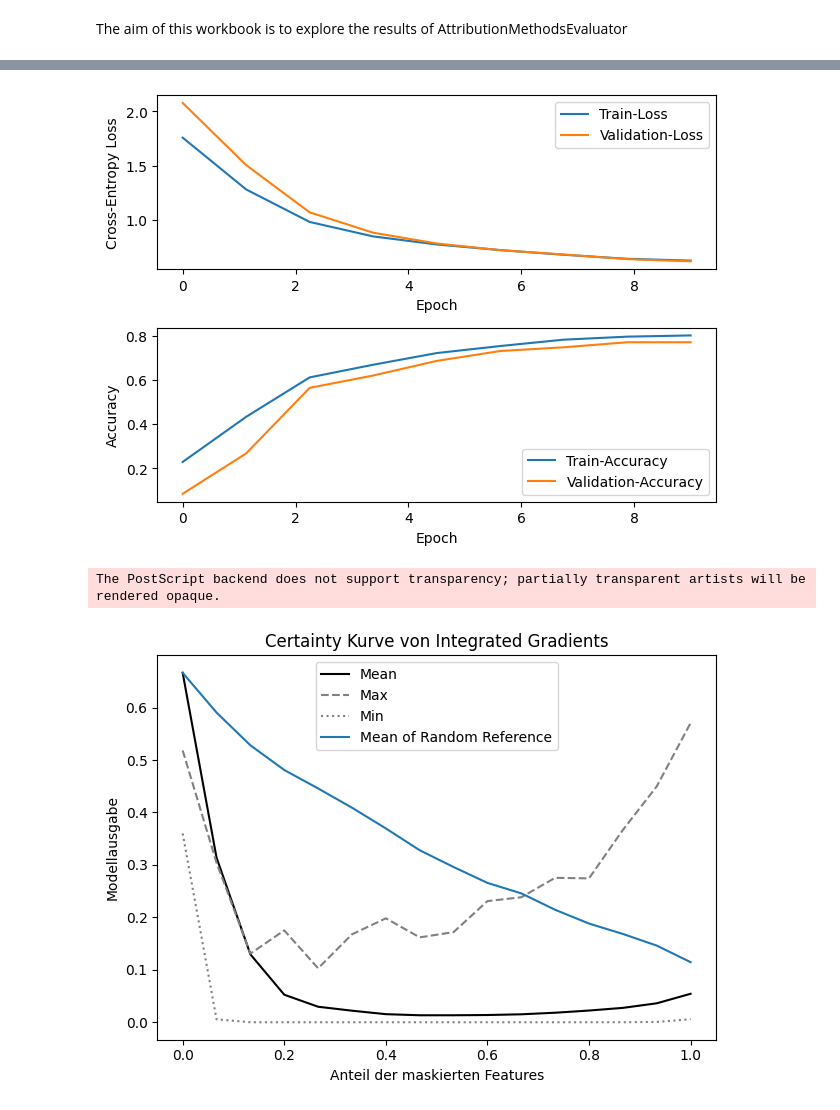
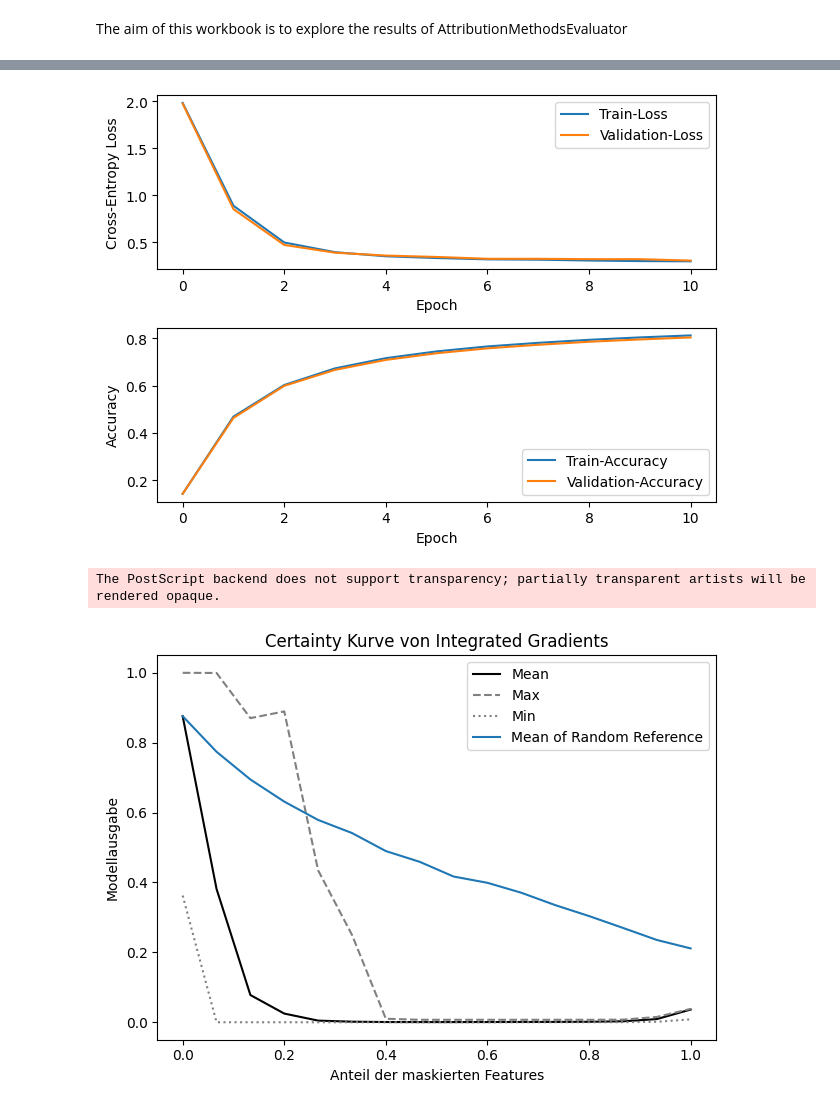
Before and after one commit to surajk222/Project_Group_Attribution_Method, a Jupyter notebook: attribution_method_evaluation.ipynb, the cells around one changed output, grey strips where cells are left out. Cells and saved outputs as stored; diff of their text form; code cells hidden in the pictures.

Commit message:
new model tested

```diff
--- a/attribution_method_evaluation.ipynb
+++ b/attribution_method_evaluation.ipynb
@@ -3,7 +3,7 @@ The aim of this workbook is to explore the results of AttributionMethodsEvaluato
 # %%
 from model.training import train_model_and_visualize
 
-model = train_model_and_visualize([4], num_epochs=8)
+model = train_model_and_visualize([8])
 
 from evaluation.attribution_methods_evaluator import AttributionMethodsEvaluator
 from data.datasets import DryBean
@@ -32,5 +32,5 @@ NeuralNetwork(
   )
 )
-[figure, old version]
+[figure, new version]
 The PostScript backend does not support transparency; partially transparent artists will be rendered opaque.
-[figure, old version]
+[figure, new version]
```
Also changed, not shown: parts of 1 cell of this notebook, 1 other file.
